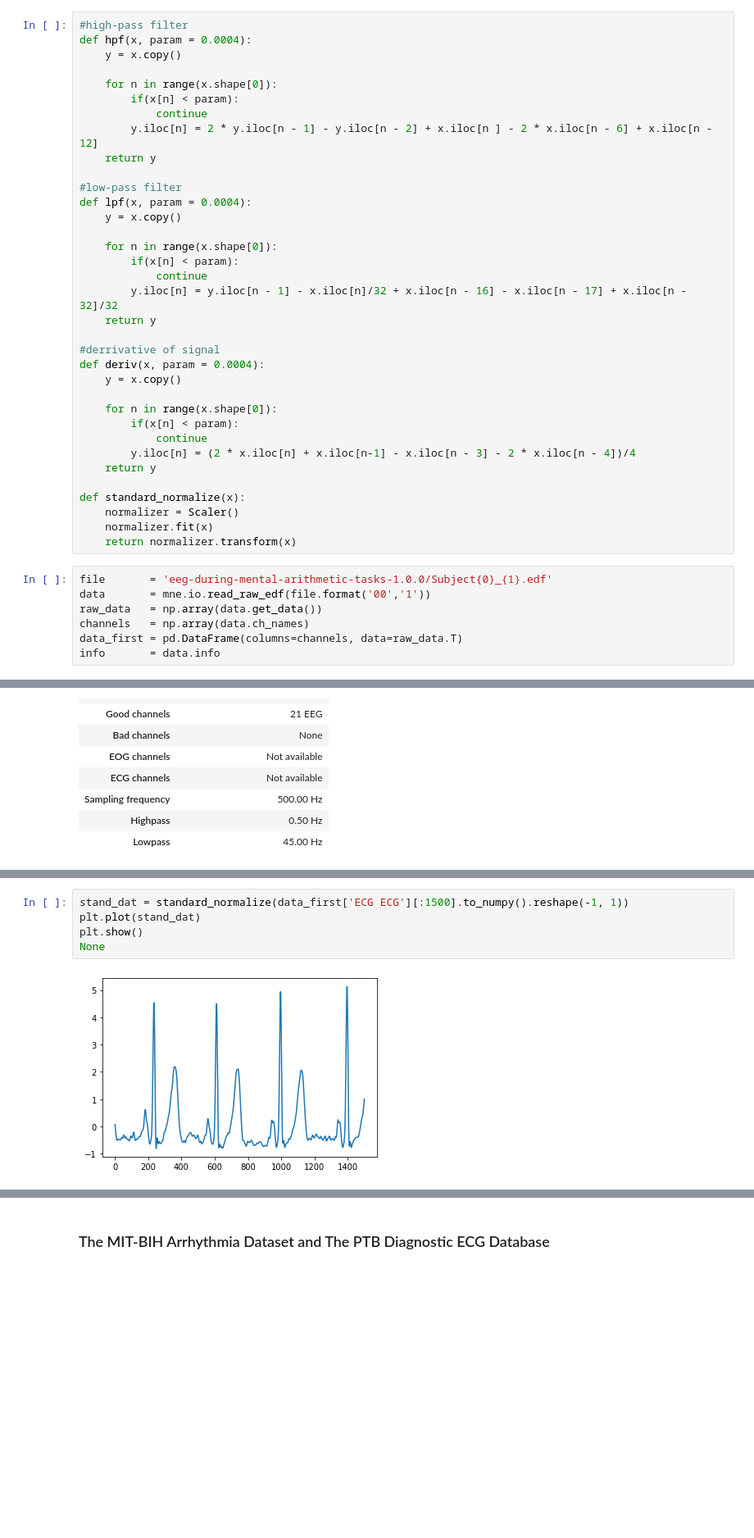
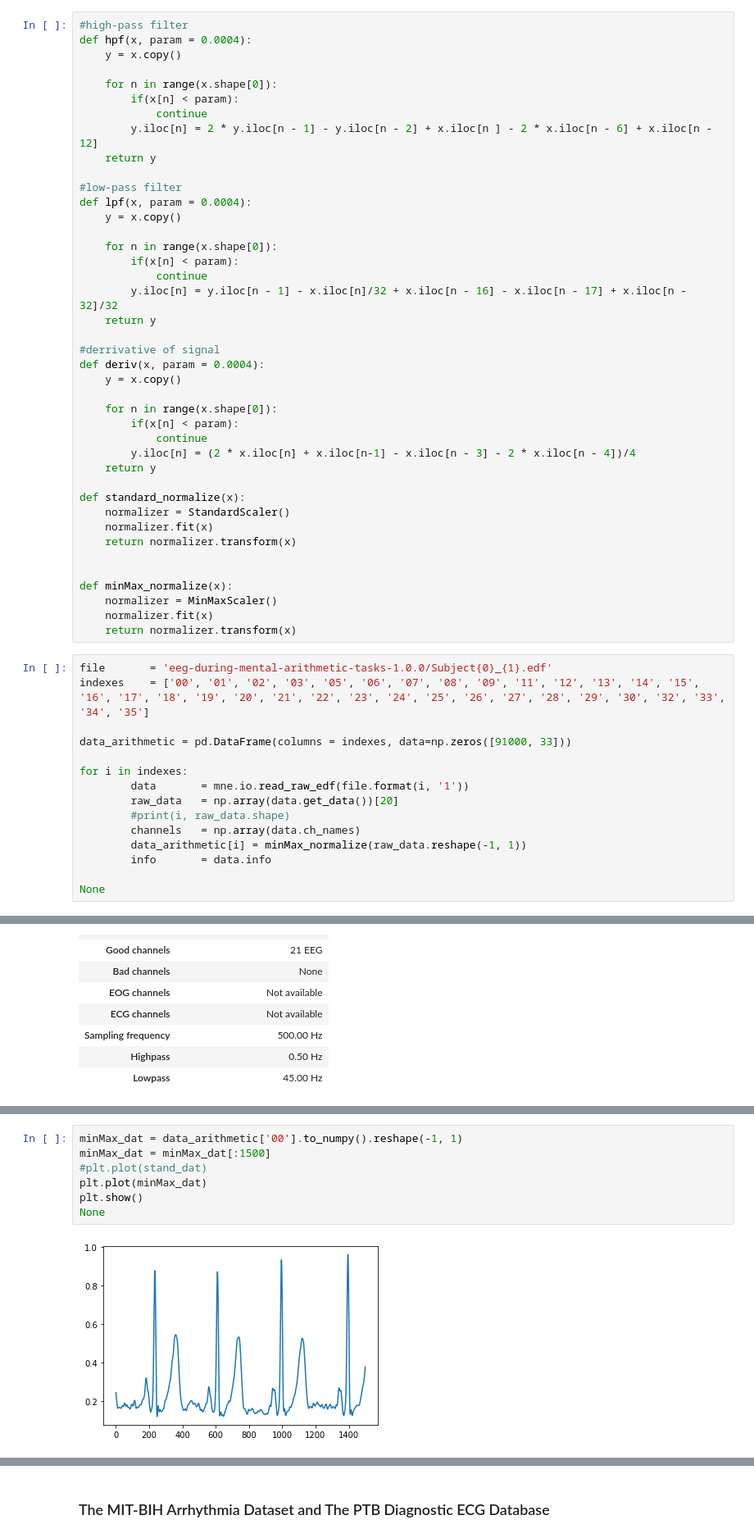
Before and after one commit to hK04/BioTechDaysMIPT2022, a Jupyter notebook: main.ipynb, the cells around one changed output, grey strips where cells are left out. Shown at 82% size. Drawn from its saved outputs; the diff is of its cells as text; blank space fills up the shorter version.

```diff
--- a/main.ipynb
+++ b/main.ipynb
@@ -39,16 +40,30 @@ def deriv(x, param = 0.0004):
 	return y
 
 def standard_normalize(x):
-	normalizer = Scaler()
+	normalizer = StandardScaler()
 	normalizer.fit(x)
 	return normalizer.transform(x)
+
+
+def minMax_normalize(x):
+	normalizer = MinMaxScaler()
+	normalizer.fit(x)
+	return normalizer.transform(x)
 # %%
 file       = 'eeg-during-mental-arithmetic-tasks-1.0.0/Subject{0}_{1}.edf'
-data       = mne.io.read_raw_edf(file.format('00','1'))
-raw_data   = np.array(data.get_data())
-channels   = np.array(data.ch_names)
-data_first = pd.DataFrame(columns=channels, data=raw_data.T)
-info       = data.info
+indexes    = ['00', '01', '02', '03', '05', '06', '07', '08', '09', '11', '12', '13', '14', '15', '16', '17', '18', '19', '20', '21', '22', '23', '24', '25', '26', '27', '28', '29', '30', '32', '33', '34', '35']
+
+data_arithmetic = pd.DataFrame(columns = indexes, data=np.zeros([91000, 33]))
+
+for i in indexes:
+        data       = mne.io.read_raw_edf(file.format(i, '1'))
+        raw_data   = np.array(data.get_data())[20]
+        #print(i, raw_data.shape)
+        channels   = np.array(data.ch_names)
+        data_arithmetic[i] = minMax_normalize(raw_data.reshape(-1, 1))
+        info       = data.info
+
+None
 # %% [output]
 Extracting EDF parameters from /home/matthew/Desktop/Programming/Hackathons/BioTech MIPT 2022/eeg-during-mental-arithmetic-tasks-1.0.0/Subject00_1.edf...
 EDF file detected
@@ -86,7 +102,9 @@ data_first
 # %%
-stand_dat = standard_normalize(data_first['ECG ECG'][:1500].to_numpy().reshape(-1, 1))
-plt.plot(stand_dat)
+minMax_dat = data_arithmetic['00'].to_numpy().reshape(-1, 1)
+minMax_dat = minMax_dat[:1500]
+#plt.plot(stand_dat)
+plt.plot(minMax_dat)
 plt.show()
 None
 # %% [output]
-[figure, old version]
+[figure, new version]
```
Also changed, not shown: parts of 20 cells of this notebook.
